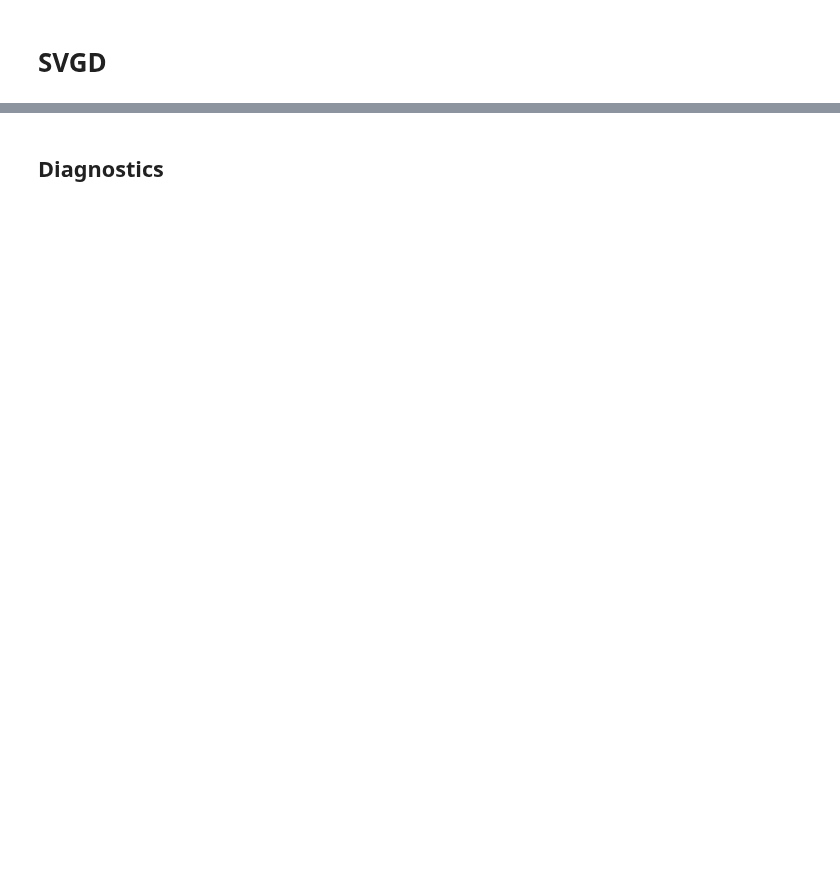
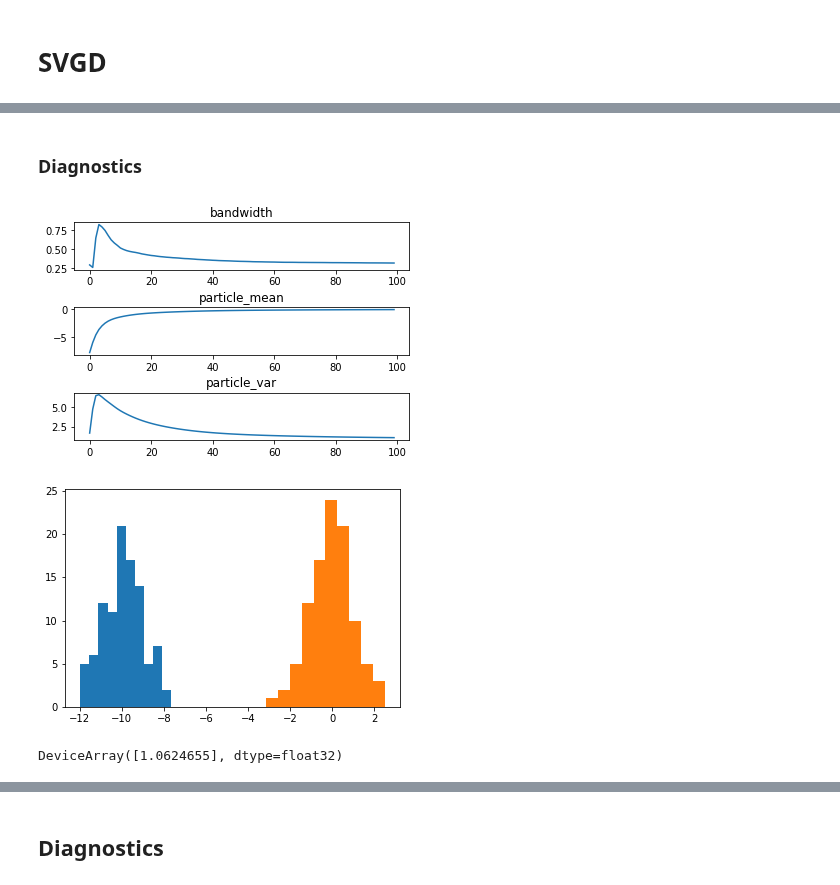
Before and after one commit to ratschlab/projects-2020-Neural-SVGD, a Jupyter notebook: Model.ipynb, the cells around one changed output, grey strips where cells are left out. Saved outputs shown, nothing was run; the diff lists cells and outputs as text; code cells hidden in the pictures; blank space fills up the shorter version.

```diff
--- a/Model.ipynb
+++ b/Model.ipynb
@@ -25,20 +20,20 @@ $$ h = \text{med}^2 / \log n, $$
 where med is the median of the $ n \choose 2$ pairwise distances between the points $x_1, \dots, x_n$. Important to note: the bandwidth here changes adaptively across iterations.
 # %%
 from jax.scipy.stats import norm
-from svgd import kernel_param_update_rule
 
 @jit
-def logp(x):
+def logp11(x):
     """
     IN: single scalar np array x. alternatively, [x] works too
     OUT: scalar logp(x)
     """
     return np.squeeze(np.sum(norm.logpdf(x, loc=0, scale=1)))
+# %%
+n = 100
+stepsize = 0.01
+L = int(1 / stepsize)
+svgd_adaptive11 = SVGD(logp11, n_iter=L, adaptive_kernel=True, get_bandwidth=get_bandwidth)
 # %%
-n = 100
-stepsize = 0.01
-L = int(1 / stepsize)
-
 # generate data
-key = random.PRNGKey(6)
+key = random.PRNGKey(0)
 x0 = random.normal(key, (n,1)) - 10
@@ -46,0 +40,24 @@ xout, log = svgd(x0, logp, stepsize, L, kernel_param_update_rule)
+# %%
+xout11, log11 = svgd_adaptive11.svgd(x0, stepsize, bandwidth=0)
+# %% [markdown]
+### Diagnostics
+# %%
+plt.figure(1)
+plt.subplots_adjust(hspace=0.8)
+
+l = len(log11)
+for i, key in enumerate(log11.keys()):
+    plt.subplot(f"{l}1{i+1}") # 2 plots on 0th axis, 1 plot on 1th axis, plot nr 1 --> 211
+    plt.title(key)
+    plt.plot(log11[key])
+
+plt.figure(2)
+_ = plt.hist(x0[:, 0])
+_ = plt.hist(xout11[:, 0])
+# %% [output]
+[figure, added]
+[figure, added]
+# %%
+log11["particle_var"][-1]
+# %% [output]
+DeviceArray([1.0624655], dtype=float32)
```
Also changed, not shown: parts of 30 cells of this notebook, 8 other files.
